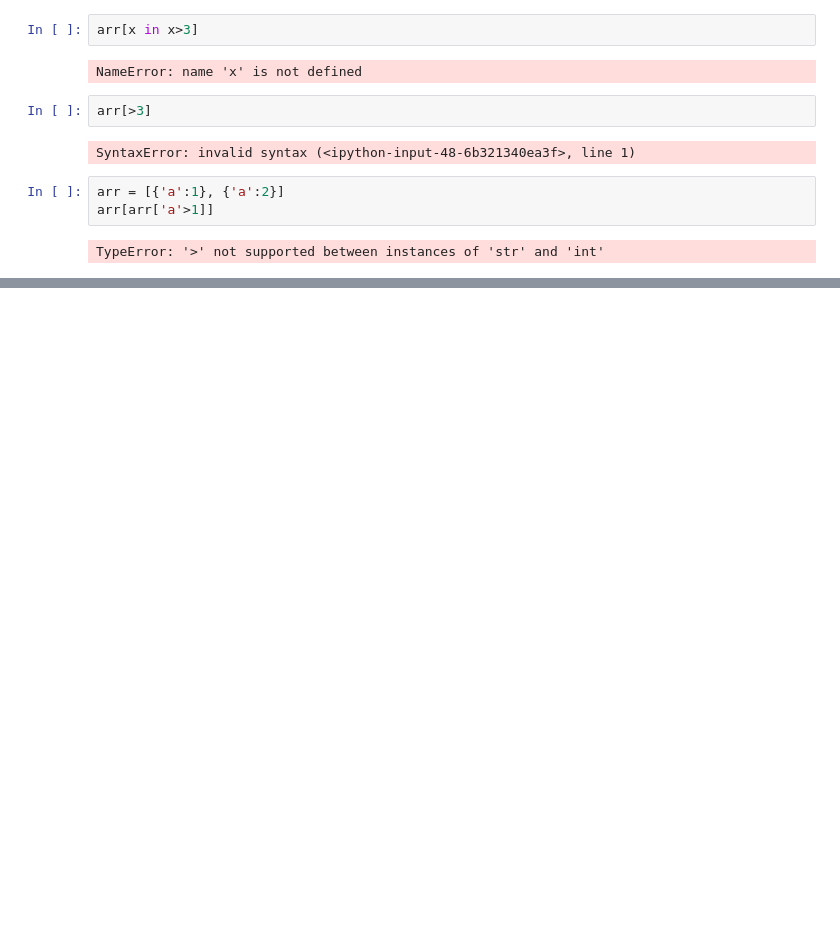
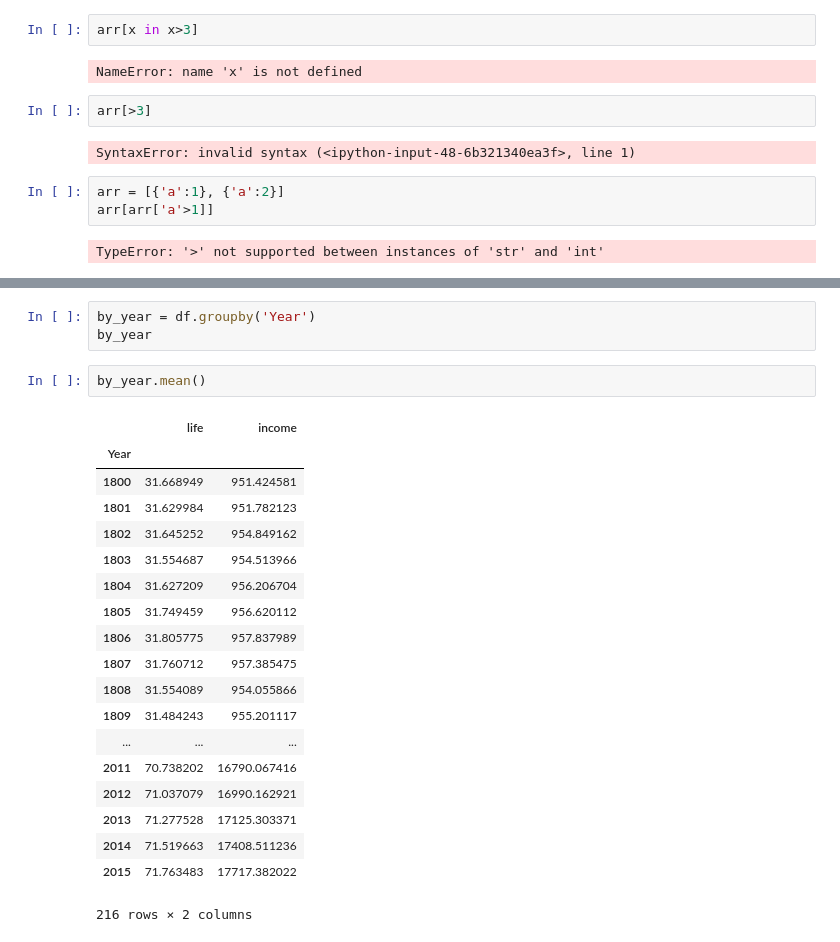
Before and after one commit to HardPlant/TIL, a Jupyter notebook: Tacademy/D3_Data_Visual/01.pandas_exercise.ipynb, the cells around one changed output, grey strips where cells are left out. Saved outputs shown, nothing was run; the diff lists cells and outputs as text; blank space fills up the shorter version.

```diff
--- a/Tacademy/D3_Data_Visual/01.pandas_exercise.ipynb
+++ b/Tacademy/D3_Data_Visual/01.pandas_exercise.ipynb
@@ -212,0 +276,25 @@ df.head()
+# %%
+by_year = df.groupby('Year')
+by_year
+# %%
+by_year.mean()
+# %% [output]
+|  | life | income |
+| Year |  |  |
+| 1800 | 31.668949 | 951.424581 |
+| 1801 | 31.629984 | 951.782123 |
+| 1802 | 31.645252 | 954.849162 |
+| 1803 | 31.554687 | 954.513966 |
+| 1804 | 31.627209 | 956.206704 |
+| 1805 | 31.749459 | 956.620112 |
+| 1806 | 31.805775 | 957.837989 |
+| 1807 | 31.760712 | 957.385475 |
+| 1808 | 31.554089 | 954.055866 |
+| 1809 | 31.484243 | 955.201117 |
+| ... | ... | ... |
+| 2011 | 70.738202 | 16790.067416 |
+| 2012 | 71.037079 | 16990.162921 |
+| 2013 | 71.277528 | 17125.303371 |
+| 2014 | 71.519663 | 17408.511236 |
+| 2015 | 71.763483 | 17717.382022 |
+216 rows × 2 columns
```
Also changed, not shown: parts of 5 cells of this notebook, 1 other file.
